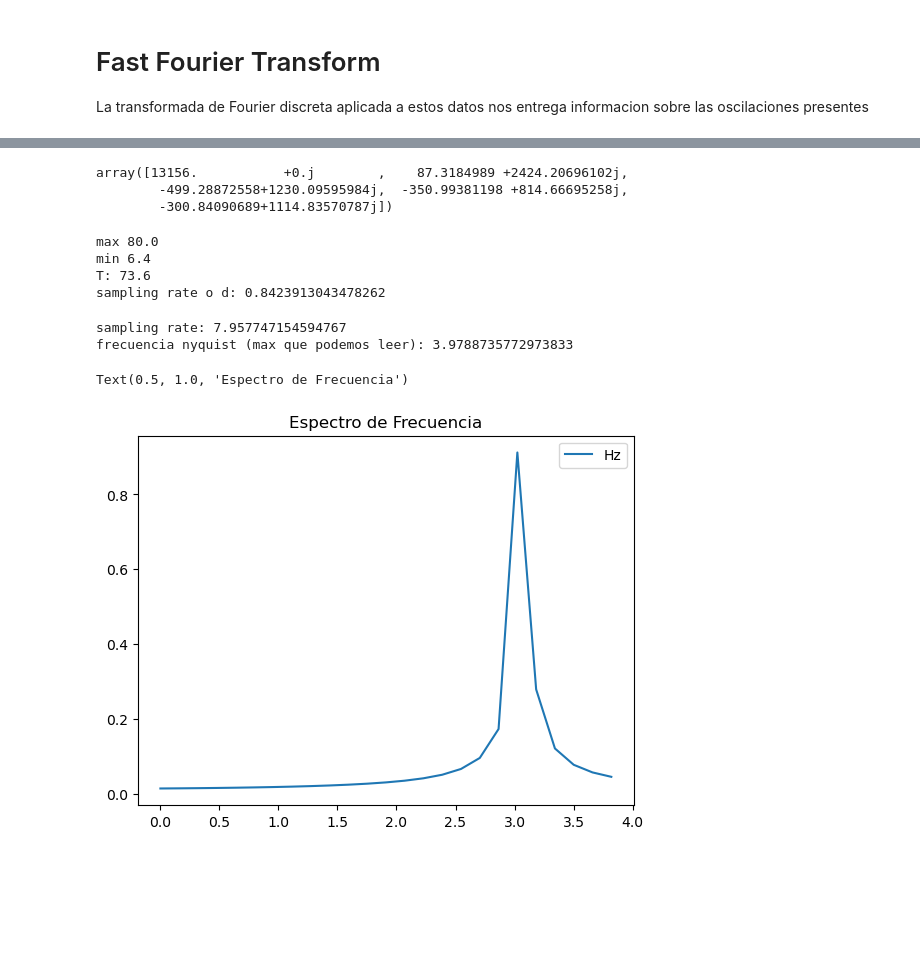
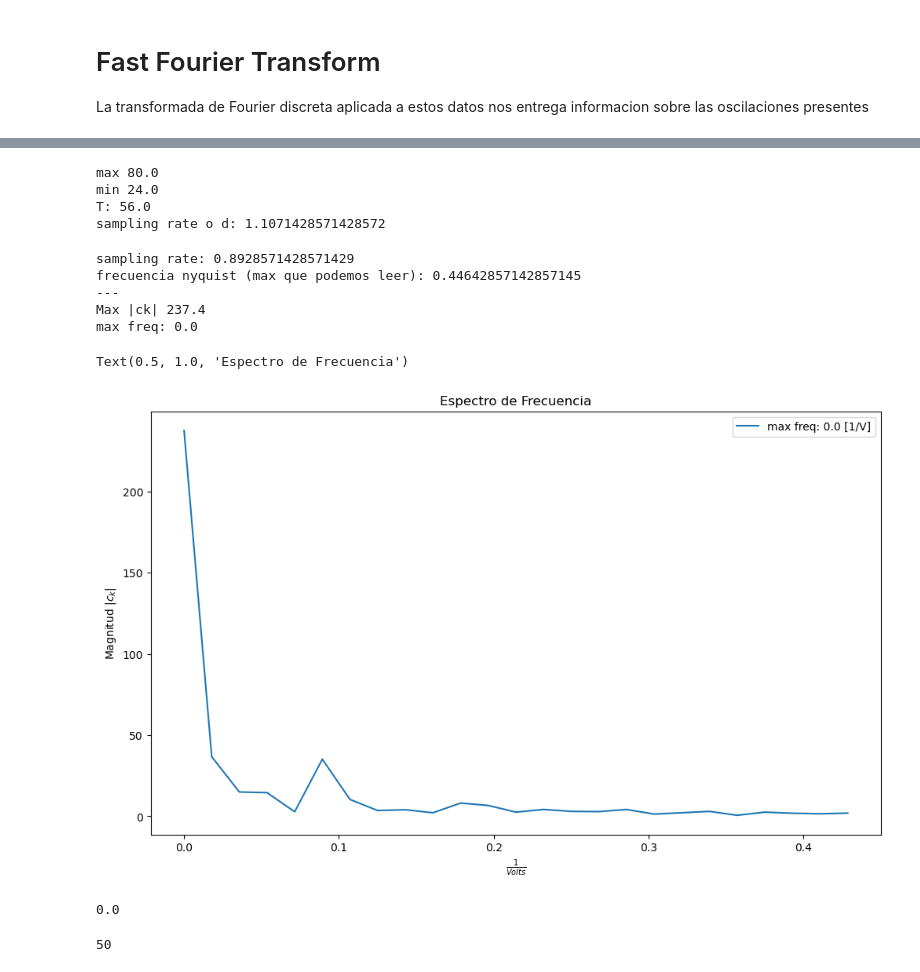
Before and after one commit to fbientrigo/lab_fisica, a Jupyter notebook: Lab 4/Hertz/mainHertz_ver02.ipynb, the cells around one changed output, grey strips where cells are left out. Cells and saved outputs as stored; diff of their text form; code cells hidden in the pictures; blank space fills up the shorter version.

```diff
--- a/Lab 4/Hertz/mainHertz_ver02.ipynb
+++ b/Lab 4/Hertz/mainHertz_ver02.ipynb
@@ -234,58 +298,67 @@ df1 =df1.rename(columns={'VG2K [V]':'V','IA [E-10 A]':'I'})
 # %%
-x = df1.V.values
-y = df1.I.values
-
-ck = np.fft.fft(y)
-#y_rec = np.fft.irfft(ck)
-ck[:5]
+x = df1[12:].V.values
+y = df1[12:].I.values
-# %% [output]
-array([13156.           +0.j        ,    87.3184989 +2424.20696102j,
-        -499.28872558+1230.09595984j,  -350.99381198 +814.66695258j,
-        -300.84090689+1114.83570787j])
 # %%
 # cual es mi intervalo de datos
 print('max',np.max(x))
 print('min',np.min(x))
 T = np.max(x) - np.min(x)
+
 print('T:', T)
+N = len(df1)
 
 print('sampling rate o d:', N/T)
 # %% [output]
 max 80.0
-min 6.4
-T: 73.6
-sampling rate o d: 0.8423913043478262
+min 24.0
+T: 56.0
+sampling rate o d: 1.1071428571428572
 # %%
-
-# y = 1*np.sin(2*np.pi* 3*x) + 2*np.cos(2*np.pi* 5*x)
-t = np.linspace(0, 2* np.pi, 50)
-T = np.max(t) - np.min(t)
-
-f = 1 / T
-# y = np.sin(2*np.pi*8*x)
-# y = np.cos(8*x)
-y = np.exp(1j*2*np.pi* 3 * t)
-
 # datos
 data = y
 N = len(y)
 
 print('sampling rate:', N/T)
 print('frecuencia nyquist (max que podemos leer):', N/2/T)
 
 # fourier transform
 ft = np.fft.fft(data)
 mgft = abs(ft) / N
 
+# luego las frecuencias
 fVals = np.fft.fftfreq( len(data) ) * N / T
+print('---')
+print('Max |ck|',np.max(mgft))
+print('max freq:', fVals[mgft.argmax()]  )
 
 # hasta la 2da
-plt.plot(fVals[:int(len(mgft)/2)], mgft[:int(len(mgft)/2)], label='Hz')
-
+plt.subplots(figsize=(12,7))
+plt.plot(fVals[:int(len(mgft)/2)], mgft[:int(len(mgft)/2)],
+    label=f'max freq: {np.around(  fVals[mgft.argmax()]  , 4)} [1/V]'
+    )
+plt.xlabel(r'$\frac{1}{Volts}$')
+plt.ylabel(r'Magnitud $|c_k|$')
 plt.legend()
 plt.title('Espectro de Frecuencia')
 # %% [output]
-sampling rate: 7.957747154594767
-frecuencia nyquist (max que podemos leer): 3.9788735772973833
+sampling rate: 0.8928571428571429
+frecuencia nyquist (max que podemos leer): 0.44642857142857145
+---
+Max |ck| 237.4
+max freq: 0.0
 Text(0.5, 1.0, 'Espectro de Frecuencia')
-[figure, old version]
+[figure, new version]
+# %%
+# para hallar el index del maximo
+mgft[mgft.argmax()]
+mgft[mgft == np.max(mgft)] # es equivalente a esto, pero sin saber el index
+
+
+# ahora para obtener la frecuencia ligada a mgft maximo
+fVals[mgft.argmax()]
+# %% [output]
+0.0
+# %%
+len(mgft)
+# %% [output]
+50
```
Also changed, not shown: parts of 20 cells of this notebook, 13 other files.
